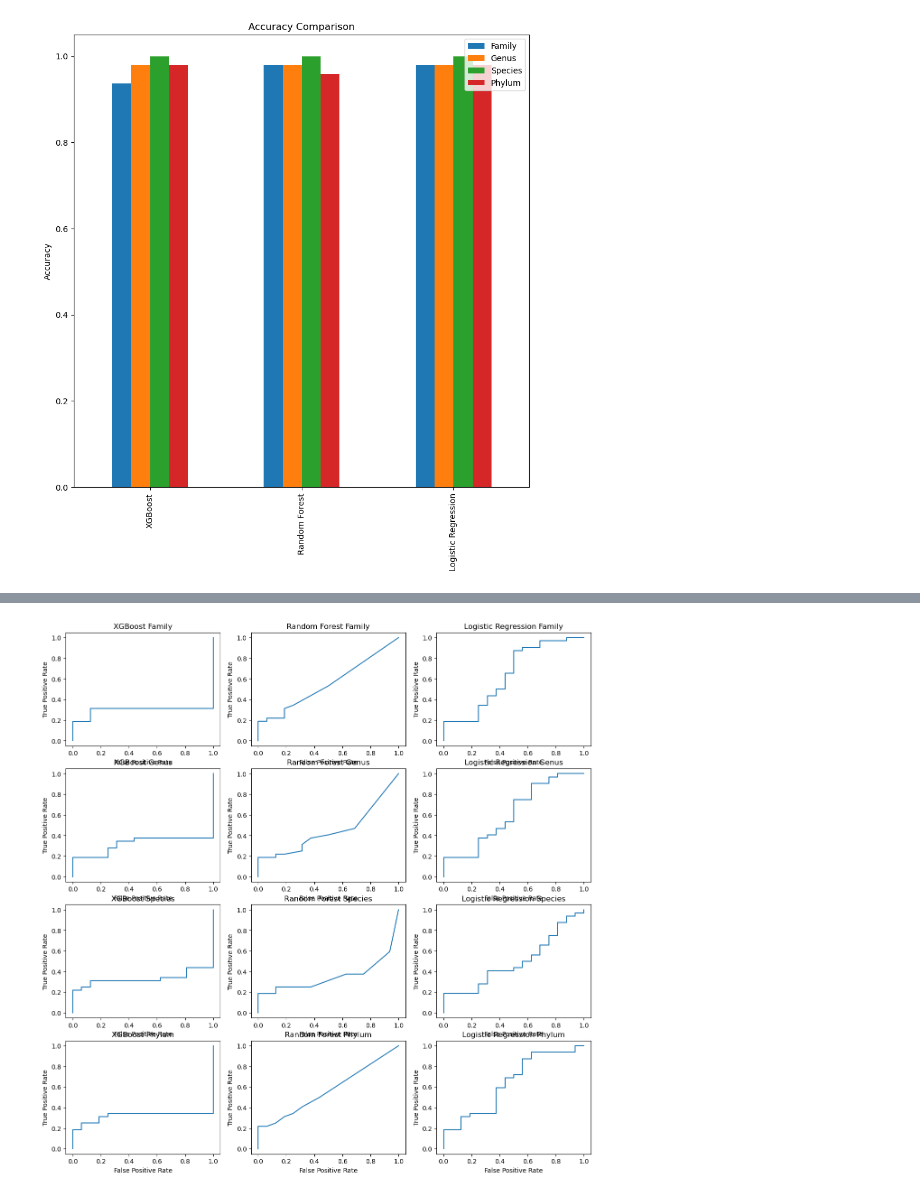
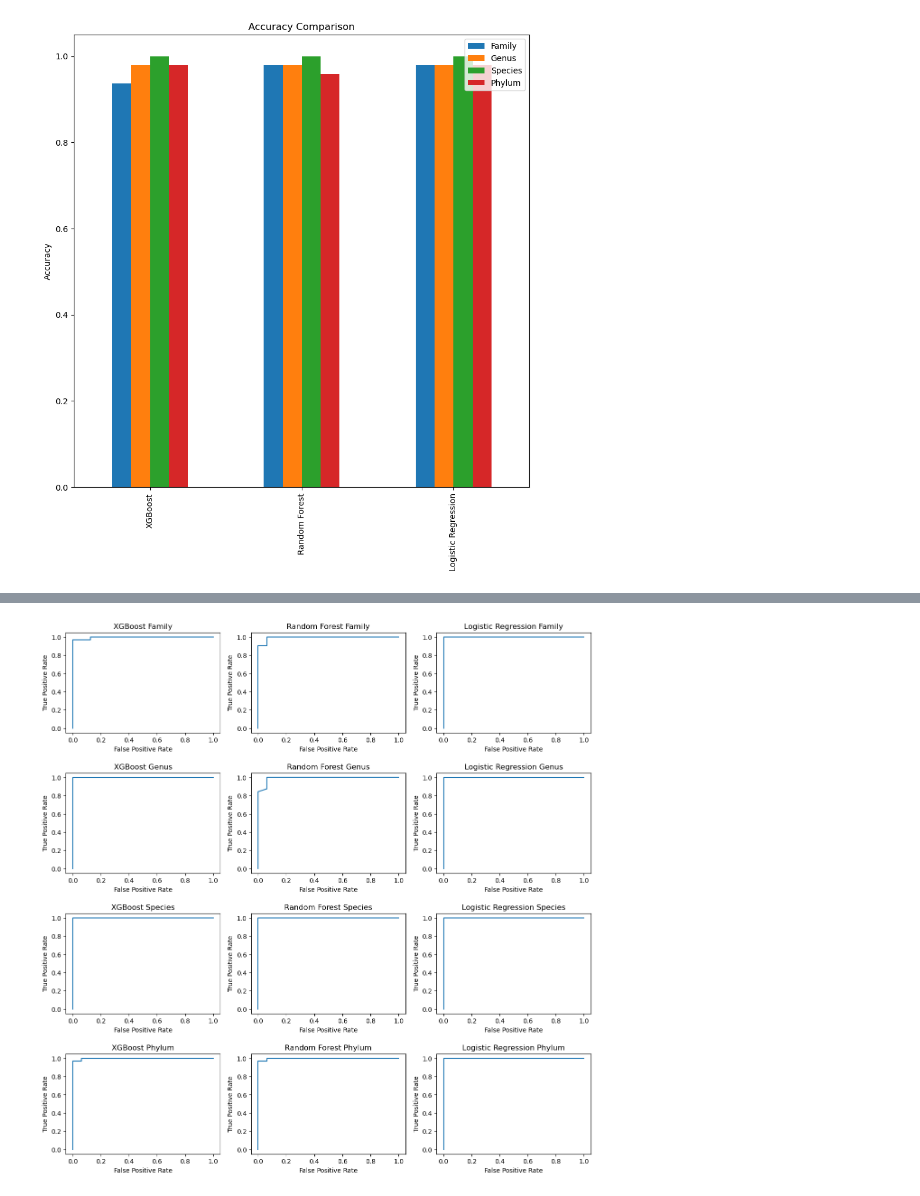
Before and after one commit to tianyi0216/ML_Microbiome, a Jupyter notebook: fumigation_predict.ipynb, the cells around one changed output, grey strips where cells are left out. Saved outputs shown, nothing was run; the diff lists cells and outputs as text; code cells hidden in the pictures.

```diff
--- a/fumigation_predict.ipynb
+++ b/fumigation_predict.ipynb
@@ -708,7 +708,7 @@ cm_lr_spec = confusion_matrix(y_test, y_pred)
 y_test_binary = np.where(y_test == 0, 0, 1)
 y_pred_binary = np.where(y_pred == 0, 0, 1)
 y_pred_proba = model_spec_logreg.predict_proba(X_test_scaled)
-fpr_lr_spec, tpr_lr_spec, thresholds_lr_spec = roc_curve(y_test_binary, y_pred_proba[:,1])
+fpr_lr_spec, tpr_lr_spec, thresholds_lr_spec = roc_curve(y_test_binary, y_pred_proba[:,1] + y_pred_proba[:,2])
 
 print("Test Accuracy: %0.2f" % test_score_spec_lr)
 # %% [output]
@@ -909,7 +909,7 @@ cm_XGB_phylum = confusion_matrix(y_test, y_pred)
 y_test_binary = np.where(y_test == 0, 0, 1)
 y_pred_binary = np.where(y_pred == 0, 0, 1)
 y_pred_proba = model_phylum_XGB.predict_proba(X_test)
-fpr_XGB_phylum, tpr_XGB_phylum, thresholds_XGB_phylum = roc_curve(y_test_binary, y_pred_proba[:,1])
+fpr_XGB_phylum, tpr_XGB_phylum, thresholds_XGB_phylum = roc_curve(y_test_binary, y_pred_proba[:,1] + y_pred_proba[:,2])
 
 print("Test Accuracy: %0.2f" % test_score_phylum_XGB)
 # %% [output]
@@ -938,7 +938,7 @@ cm_RF_phylum = confusion_matrix(y_test, y_pred)
 y_test_binary = np.where(y_test == 0, 0, 1)
 y_pred_binary = np.where(y_pred == 0, 0, 1)
 y_pred_proba = model_phylum_RF.predict_proba(X_test)
-fpr_RF_phylum, tpr_RF_phylum, thresholds_RF_phylum = roc_curve(y_test_binary, y_pred_proba[:,1])
+fpr_RF_phylum, tpr_RF_phylum, thresholds_RF_phylum = roc_curve(y_test_binary, y_pred_proba[:,1] + y_pred_proba[:,2])
 
 print("Test Accuracy: %0.2f" % test_score_phylum_RF)
 # %% [output]
@@ -973,7 +973,7 @@ cm_lr_phylum = confusion_matrix(y_test, y_pred)
 y_test_binary = np.where(y_test == 0, 0, 1)
 y_pred_binary = np.where(y_pred == 0, 0, 1)
 y_pred_proba = model_phylum_logreg.predict_proba(X_test_scaled)
-fpr_lr_phylum, tpr_lr_phylum, thresholds_lr_phylum = roc_curve(y_test_binary, y_pred_proba[:,1])
+fpr_lr_phylum, tpr_lr_phylum, thresholds_lr_phylum = roc_curve(y_test_binary, y_pred_proba[:,1] + y_pred_proba[:,2])
 
 print("Test Accuracy: %0.2f" % test_score_phylum_lr)
 # %% [output]
@@ -1259,34 +1261,36 @@ ax[2, 0].set_ylabel('True Positive Rate')
 ax[2, 0].set_xlabel('False Positive Rate')
 
 ax[2, 1].plot(fpr_RF_spec, tpr_RF_spec)
 ax[2, 1].set_title('Random Forest Species')
 ax[2, 1].set_ylabel('True Positive Rate')
 ax[2, 1].set_xlabel('False Positive Rate')
 
 ax[2, 2].plot(fpr_lr_spec, tpr_lr_spec)
 ax[2, 2].set_title('Logistic Regression Species')
 ax[2, 2].set_ylabel('True Positive Rate')
 ax[2, 2].set_xlabel('False Positive Rate')
 
 # phylum
 ax[3, 0].plot(fpr_XGB_phylum, tpr_XGB_phylum)
 ax[3, 0].set_title('XGBoost Phylum')
 ax[3, 0].set_ylabel('True Positive Rate')
 ax[3, 0].set_xlabel('False Positive Rate')
 
 ax[3, 1].plot(fpr_RF_phylum, tpr_RF_phylum)
 ax[3, 1].set_title('Random Forest Phylum')
 ax[3, 1].set_ylabel('True Positive Rate')
 ax[3, 1].set_xlabel('False Positive Rate')
 
 ax[3, 2].plot(fpr_lr_phylum, tpr_lr_phylum)
 ax[3, 2].set_title('Logistic Regression Phylum')
 ax[3, 2].set_ylabel('True Positive Rate')
 ax[3, 2].set_xlabel('False Positive Rate')
 
+plt.subplots_adjust(hspace=0.4)
+
 plt.show()
 # %% [output]
-[figure, old version]
+[figure, new version]
 # %%
 # display AUC
 
```
Also changed, not shown: parts of 11 cells of this notebook.
